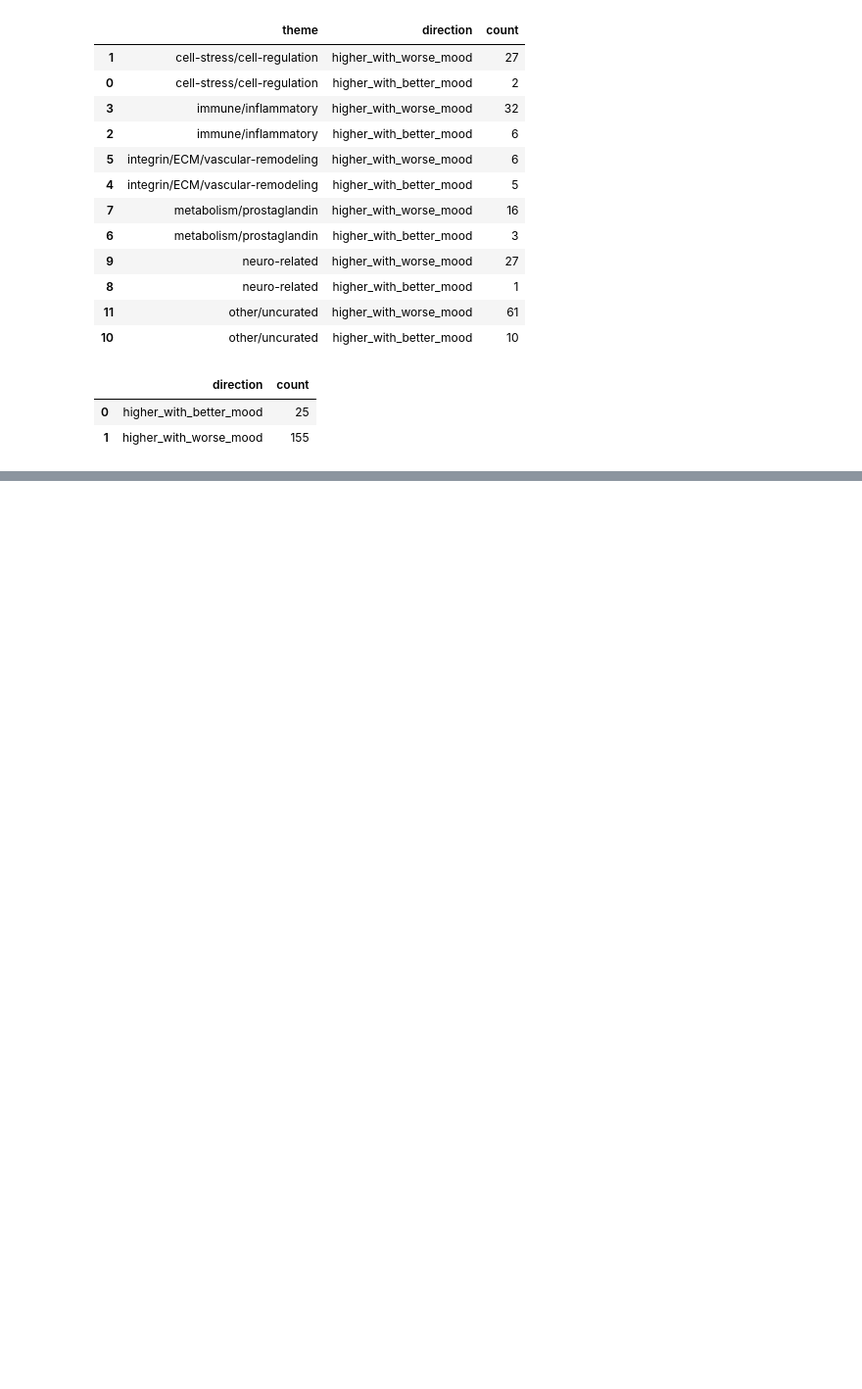
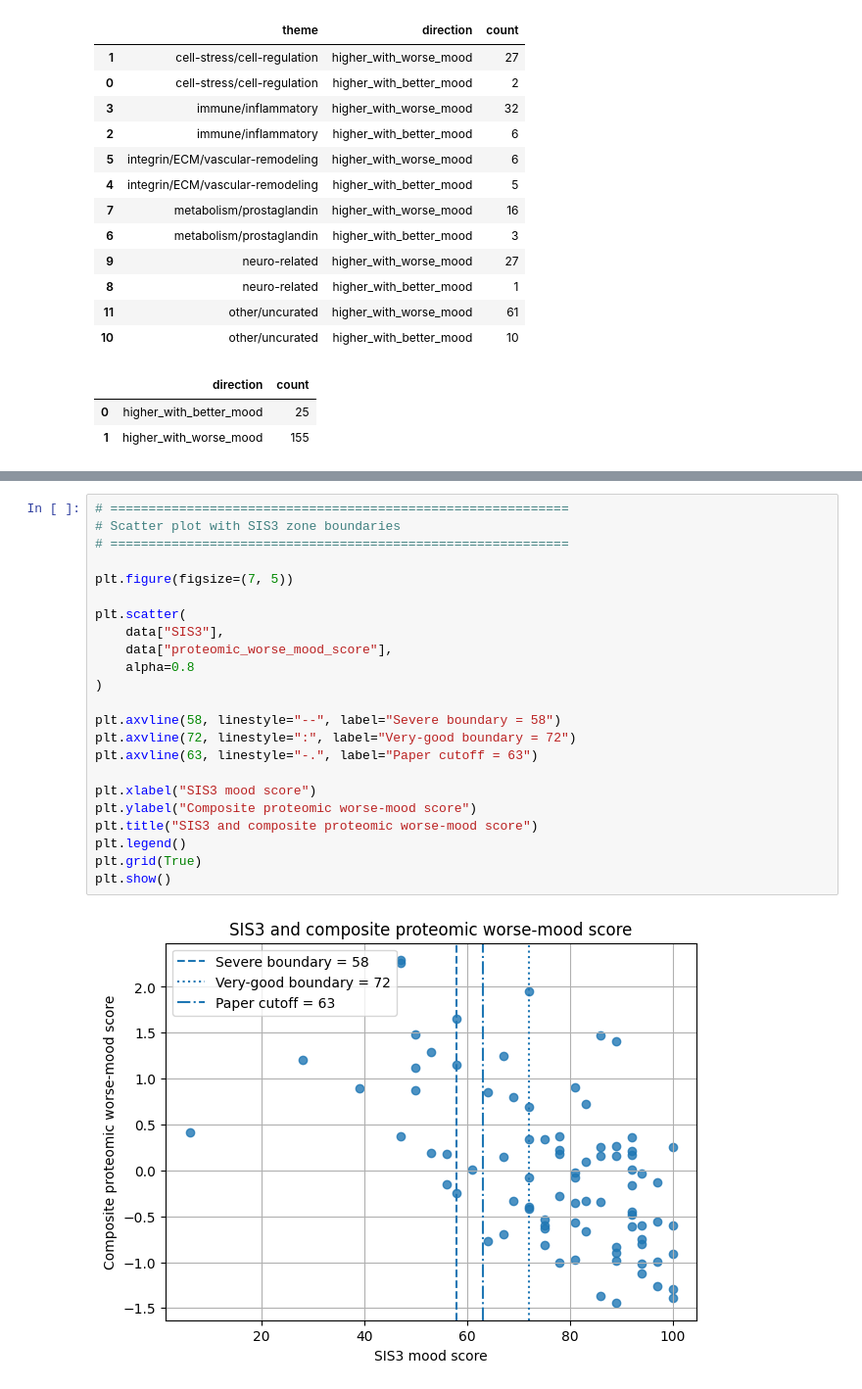
Before and after one commit to M7office/Stroke, a Jupyter notebook: plasma proteomic.ipynb, the cells around one changed output, grey strips where cells are left out. Shown at 98% size. Drawn from its saved outputs; the diff is of its cells as text; blank space fills up the shorter version.

```diff
--- a/plasma proteomic.ipynb
+++ b/plasma proteomic.ipynb
@@ -2573,0 +3135,25 @@ theme_summary_final.to_csv(
+# %%
+# ============================================================
+# Scatter plot with SIS3 zone boundaries
+# ============================================================
+
+plt.figure(figsize=(7, 5))
+
+plt.scatter(
+    data["SIS3"],
+    data["proteomic_worse_mood_score"],
+    alpha=0.8
+)
+
+plt.axvline(58, linestyle="--", label="Severe boundary = 58")
+plt.axvline(72, linestyle=":", label="Very-good boundary = 72")
+plt.axvline(63, linestyle="-.", label="Paper cutoff = 63")
+
+plt.xlabel("SIS3 mood score")
+plt.ylabel("Composite proteomic worse-mood score")
+plt.title("SIS3 and composite proteomic worse-mood score")
+plt.legend()
+plt.grid(True)
+plt.show()
+# %% [output]
+[figure, added]
```
Also changed, not shown: parts of 12 cells of this notebook.
